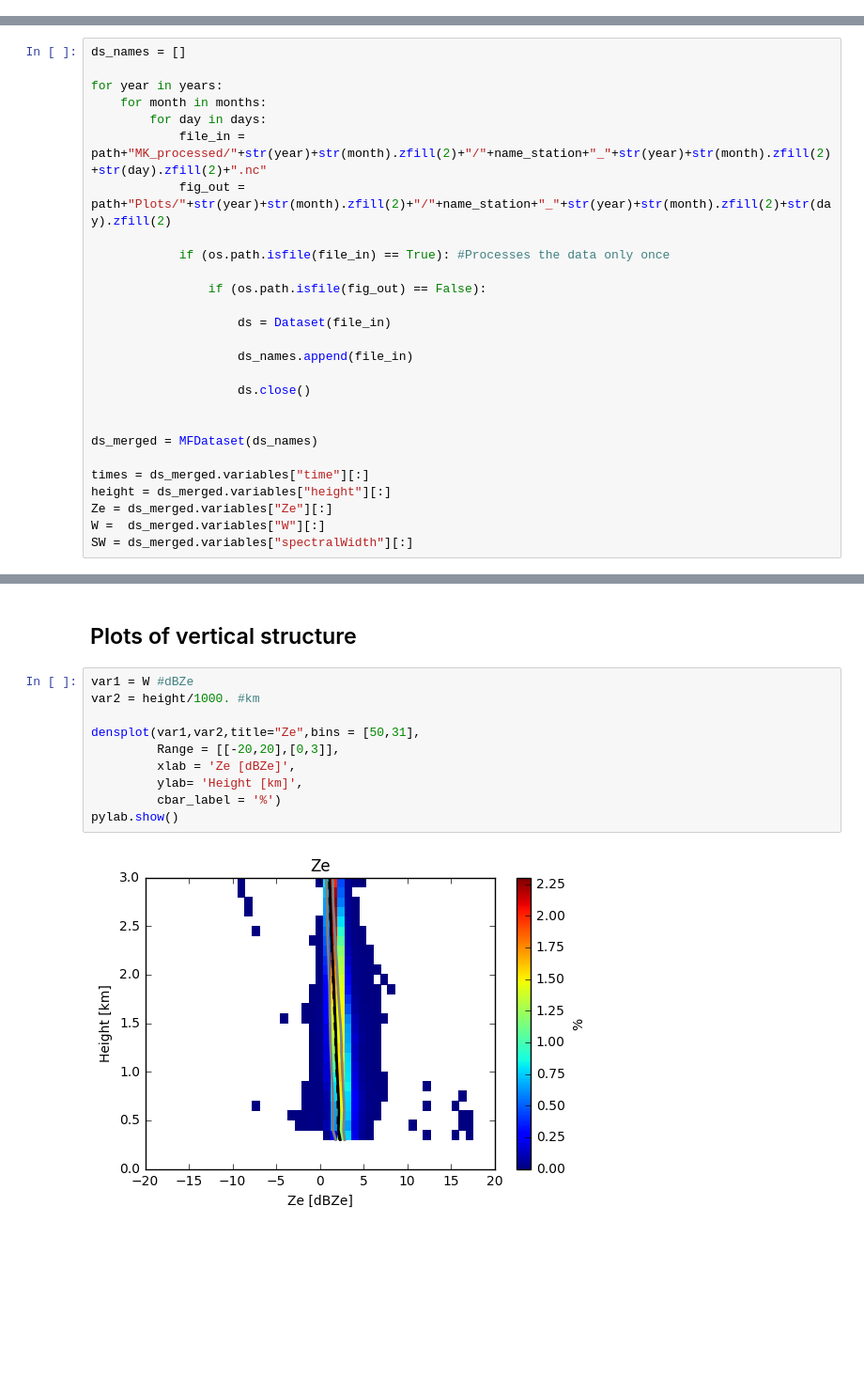
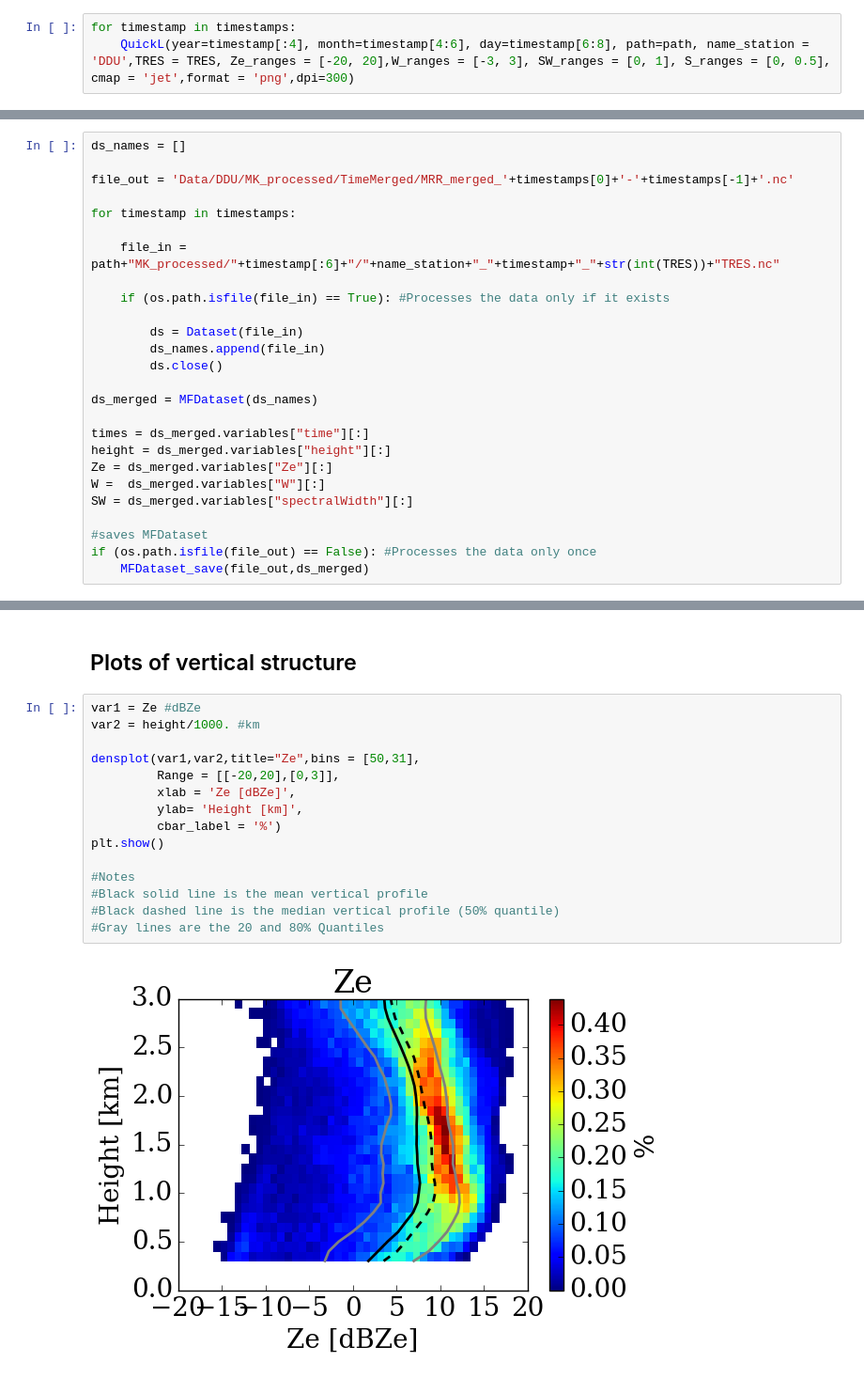
Before and after one commit to cduranalarcon/MRR_DDU, a Jupyter notebook: MRR_processing_test.ipynb, the cells around one changed output, grey strips where cells are left out. Shown at 94% size. Cells and saved outputs as stored; diff of their text form; blank space fills up the shorter version.

```diff
--- a/MRR_processing_test.ipynb
+++ b/MRR_processing_test.ipynb
@@ -94,24 +127,22 @@ Figure ready 2017/02/09
+# %%
+for timestamp in timestamps:
+    QuickL(year=timestamp[:4], month=timestamp[4:6], day=timestamp[6:8], path=path, name_station = 'DDU',TRES = TRES, Ze_ranges = [-20, 20],W_ranges = [-3, 3], SW_ranges = [0, 1], S_ranges = [0, 0.5], cmap = 'jet',format = 'png',dpi=300)
 # %% [markdown]
 ## Merging netCDF files
 # %%
 ds_names = []
 
-for year in years:
-    for month in months:
-        for day in days:
-            file_in = path+"MK_processed/"+str(year)+str(month).zfill(2)+"/"+name_station+"_"+str(year)+str(month).zfill(2)+str(day).zfill(2)+".nc"
-            fig_out = path+"Plots/"+str(year)+str(month).zfill(2)+"/"+name_station+"_"+str(year)+str(month).zfill(2)+str(day).zfill(2)
+file_out = 'Data/DDU/MK_processed/TimeMerged/MRR_merged_'+timestamps[0]+'-'+timestamps[-1]+'.nc'
 
-            if (os.path.isfile(file_in) == True): #Processes the data only once
+for timestamp in timestamps:
 
-                if (os.path.isfile(fig_out) == False):
+    file_in = path+"MK_processed/"+timestamp[:6]+"/"+name_station+"_"+timestamp+"_"+str(int(TRES))+"TRES.nc"
 
-                    ds = Dataset(file_in)
+    if (os.path.isfile(file_in) == True): #Processes the data only if it exists
 
-                    ds_names.append(file_in)
-
-                    ds.close()
-
+        ds = Dataset(file_in)
+        ds_names.append(file_in)
+        ds.close()
 
 ds_merged = MFDataset(ds_names)
 
@@ -120,3 +151,7 @@ height = ds_merged.variables["height"][:]
 Ze = ds_merged.variables["Ze"][:]
 W =  ds_merged.variables["W"][:]
 SW = ds_merged.variables["spectralWidth"][:]
+
+#saves MFDataset
+if (os.path.isfile(file_out) == False): #Processes the data only once
+    MFDataset_save(file_out,ds_merged)
@@ -123,14 +160,19 @@ SW = ds_merged.variables["spectralWidth"][:]
 # %% [markdown]
 ## Plots of vertical structure
 # %%
-var1 = W #dBZe
+var1 = Ze #dBZe
 var2 = height/1000. #km
 
 densplot(var1,var2,title="Ze",bins = [50,31],
          Range = [[-20,20],[0,3]],
          xlab = 'Ze [dBZe]',
          ylab= 'Height [km]',
          cbar_label = '%')
-pylab.show()
+plt.show()
+
+#Notes
+#Black solid line is the mean vertical profile
+#Black dashed line is the median vertical profile (50% quantile)
+#Gray lines are the 20 and 80% Quantiles
 # %% [output]
-[figure, old version]
+[figure, new version]
```
Also changed, not shown: parts of 11 cells of this notebook.
